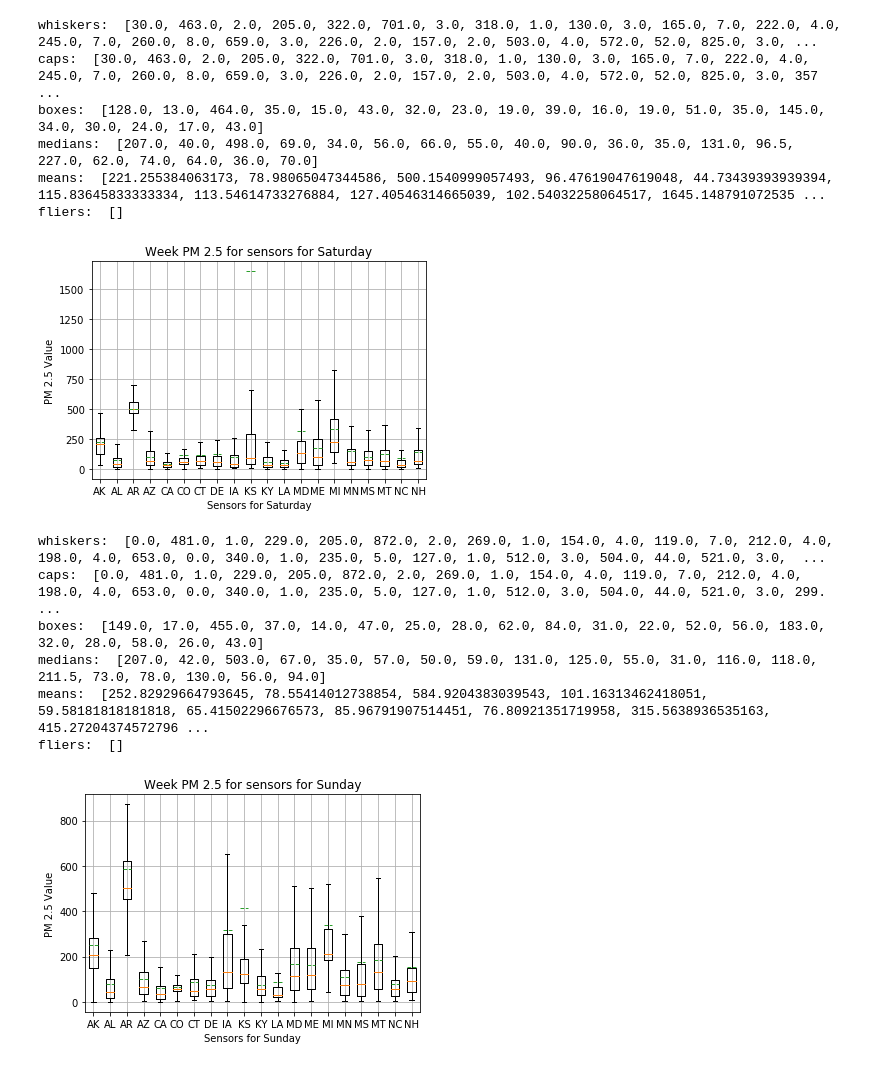
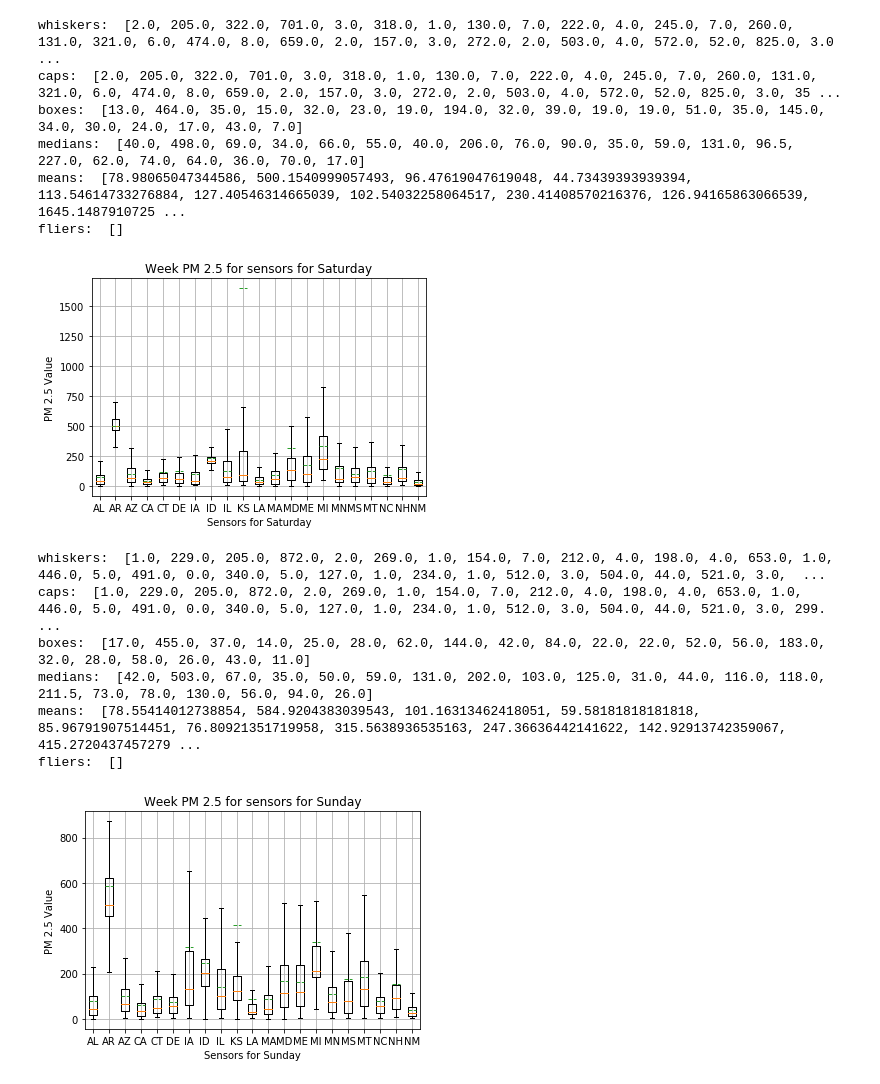
Before and after one commit to ylehilds/analyzing-mongolia-air-quality, a Jupyter notebook: day_vs_night/day_vs_night.ipynb, the cells around one changed output. Saved outputs shown, nothing was run; the diff lists cells and outputs as text; code cells hidden in the pictures.

Commit message:
got all day vs night graphs

```diff
--- a/day_vs_night/day_vs_night.ipynb
+++ b/day_vs_night/day_vs_night.ipynb
@@ -105,7 +104,7 @@ plt.grid(True)
 days = ['05', '06', '07', '08', '09', '10', '11']
 data = data[data.pm2_5 >= 0]
 data = data[data.location_name == 'Mongolia']
-hybrid_modified_gers = ['AK', 'AL', 'AR', 'AZ', 'CA', 'CO', 'CT', 'DE', 'FL', 'IA', 'KS', 'KY', 'LA', 'MD', 'ME', 'MI', 'MN', 'MS', 'MT', 'NC', 'NH']
+hybrid_modified_gers = ['AL', 'AR', 'AZ', 'CA', 'CT', 'DE', 'IA', 'ID', 'IL', 'KS', 'LA', 'MA', 'MD', 'ME', 'MI', 'MN', 'MS', 'MT', 'NC', 'NH', 'NM']
 data = data[(data.name == hybrid_modified_gers[0]) | (data.name == hybrid_modified_gers[1]) | (data.name == hybrid_modified_gers[2]) | (data.name == hybrid_modified_gers[3]) | (data.name == hybrid_modified_gers[4]) | (data.name == hybrid_modified_gers[5]) | (data.name == hybrid_modified_gers[6]) | (data.name == hybrid_modified_gers[7]) | (data.name == hybrid_modified_gers[8]) | (data.name == hybrid_modified_gers[9]) | (data.name == hybrid_modified_gers[10]) | (data.name == hybrid_modified_gers[11]) | (data.name == hybrid_modified_gers[12]) | (data.name == hybrid_modified_gers[13]) | (data.name == hybrid_modified_gers[14]) | (data.name == hybrid_modified_gers[15]) | (data.name == hybrid_modified_gers[16]) | (data.name == hybrid_modified_gers[17]) | (data.name == hybrid_modified_gers[18]) | (data.name == hybrid_modified_gers[19]) | (data.name == hybrid_modified_gers[20])]
 
 all_sensors_names = []
@@ -175,7 +174,7 @@ plt.grid(True)
 days_of_week = ['Monday', 'Tuesday', 'Wednesday', 'Thursday', 'Friday', 'Saturday', 'Sunday']
 data = data[data.pm2_5 >= 0]
 data = data[data.location_name == 'Mongolia']
-hybrid_modified_gers = ['AK', 'AL', 'AR', 'AZ', 'CA', 'CO', 'CT', 'DE', 'FL', 'IA', 'KS', 'KY', 'LA', 'MD', 'ME', 'MI', 'MN', 'MS', 'MT', 'NC', 'NH']
+hybrid_modified_gers = ['AL', 'AR', 'AZ', 'CA', 'CT', 'DE', 'IA', 'ID', 'IL', 'KS', 'LA', 'MA', 'MD', 'ME', 'MI', 'MN', 'MS', 'MT', 'NC', 'NH', 'NM']
 data = data[(data.name == hybrid_modified_gers[0]) | (data.name == hybrid_modified_gers[1]) | (data.name == hybrid_modified_gers[2]) | (data.name == hybrid_modified_gers[3]) | (data.name == hybrid_modified_gers[4]) | (data.name == hybrid_modified_gers[5]) | (data.name == hybrid_modified_gers[6]) | (data.name == hybrid_modified_gers[7]) | (data.name == hybrid_modified_gers[8]) | (data.name == hybrid_modified_gers[9]) | (data.name == hybrid_modified_gers[10]) | (data.name == hybrid_modified_gers[11]) | (data.name == hybrid_modified_gers[12]) | (data.name == hybrid_modified_gers[13]) | (data.name == hybrid_modified_gers[14]) | (data.name == hybrid_modified_gers[15]) | (data.name == hybrid_modified_gers[16]) | (data.name == hybrid_modified_gers[17]) | (data.name == hybrid_modified_gers[18]) | (data.name == hybrid_modified_gers[19]) | (data.name == hybrid_modified_gers[20])]
 
 all_sensors_names = []
@@ -280,17 +279,17 @@ fliers:  []
-whiskers:  [30.0, 463.0, 2.0, 205.0, 322.0, 701.0, 3.0, 318.0, 1.0, 130.0, 3.0, 165.0, 7.0, 222.0, 4.0, 245.0, 7.0, 260.0, 8.0, 659.0, 3.0, 226.0, 2.0, 157.0, 2.0, 503.0, 4.0, 572.0, 52.0, 825.0, 3.0, ...
-caps:  [30.0, 463.0, 2.0, 205.0, 322.0, 701.0, 3.0, 318.0, 1.0, 130.0, 3.0, 165.0, 7.0, 222.0, 4.0, 245.0, 7.0, 260.0, 8.0, 659.0, 3.0, 226.0, 2.0, 157.0, 2.0, 503.0, 4.0, 572.0, 52.0, 825.0, 3.0, 357 ...
-boxes:  [128.0, 13.0, 464.0, 35.0, 15.0, 43.0, 32.0, 23.0, 19.0, 39.0, 16.0, 19.0, 51.0, 35.0, 145.0, 34.0, 30.0, 24.0, 17.0, 43.0]
-medians:  [207.0, 40.0, 498.0, 69.0, 34.0, 56.0, 66.0, 55.0, 40.0, 90.0, 36.0, 35.0, 131.0, 96.5, 227.0, 62.0, 74.0, 64.0, 36.0, 70.0]
-means:  [221.255384063173, 78.98065047344586, 500.1540999057493, 96.47619047619048, 44.73439393939394, 115.83645833333334, 113.54614733276884, 127.40546314665039, 102.54032258064517, 1645.148791072535 ...
+whiskers:  [2.0, 205.0, 322.0, 701.0, 3.0, 318.0, 1.0, 130.0, 7.0, 222.0, 4.0, 245.0, 7.0, 260.0, 131.0, 321.0, 6.0, 474.0, 8.0, 659.0, 2.0, 157.0, 3.0, 272.0, 2.0, 503.0, 4.0, 572.0, 52.0, 825.0, 3.0 ...
+caps:  [2.0, 205.0, 322.0, 701.0, 3.0, 318.0, 1.0, 130.0, 7.0, 222.0, 4.0, 245.0, 7.0, 260.0, 131.0, 321.0, 6.0, 474.0, 8.0, 659.0, 2.0, 157.0, 3.0, 272.0, 2.0, 503.0, 4.0, 572.0, 52.0, 825.0, 3.0, 35 ...
+boxes:  [13.0, 464.0, 35.0, 15.0, 32.0, 23.0, 19.0, 194.0, 32.0, 39.0, 19.0, 19.0, 51.0, 35.0, 145.0, 34.0, 30.0, 24.0, 17.0, 43.0, 7.0]
+medians:  [40.0, 498.0, 69.0, 34.0, 66.0, 55.0, 40.0, 206.0, 76.0, 90.0, 35.0, 59.0, 131.0, 96.5, 227.0, 62.0, 74.0, 64.0, 36.0, 70.0, 17.0]
+means:  [78.98065047344586, 500.1540999057493, 96.47619047619048, 44.73439393939394, 113.54614733276884, 127.40546314665039, 102.54032258064517, 230.41408570216376, 126.94165863066539, 1645.1487910725 ...
 fliers:  []
-[figure, old version]
+[figure, new version]
-whiskers:  [0.0, 481.0, 1.0, 229.0, 205.0, 872.0, 2.0, 269.0, 1.0, 154.0, 4.0, 119.0, 7.0, 212.0, 4.0, 198.0, 4.0, 653.0, 0.0, 340.0, 1.0, 235.0, 5.0, 127.0, 1.0, 512.0, 3.0, 504.0, 44.0, 521.0, 3.0,  ...
-caps:  [0.0, 481.0, 1.0, 229.0, 205.0, 872.0, 2.0, 269.0, 1.0, 154.0, 4.0, 119.0, 7.0, 212.0, 4.0, 198.0, 4.0, 653.0, 0.0, 340.0, 1.0, 235.0, 5.0, 127.0, 1.0, 512.0, 3.0, 504.0, 44.0, 521.0, 3.0, 299. ...
-boxes:  [149.0, 17.0, 455.0, 37.0, 14.0, 47.0, 25.0, 28.0, 62.0, 84.0, 31.0, 22.0, 52.0, 56.0, 183.0, 32.0, 28.0, 58.0, 26.0, 43.0]
-medians:  [207.0, 42.0, 503.0, 67.0, 35.0, 57.0, 50.0, 59.0, 131.0, 125.0, 55.0, 31.0, 116.0, 118.0, 211.5, 73.0, 78.0, 130.0, 56.0, 94.0]
-means:  [252.82929664793645, 78.55414012738854, 584.9204383039543, 101.16313462418051, 59.58181818181818, 65.41502296676573, 85.96791907514451, 76.80921351719958, 315.5638936535163, 415.27204374572796 ...
+whiskers:  [1.0, 229.0, 205.0, 872.0, 2.0, 269.0, 1.0, 154.0, 7.0, 212.0, 4.0, 198.0, 4.0, 653.0, 1.0, 446.0, 5.0, 491.0, 0.0, 340.0, 5.0, 127.0, 1.0, 234.0, 1.0, 512.0, 3.0, 504.0, 44.0, 521.0, 3.0,  ...
+caps:  [1.0, 229.0, 205.0, 872.0, 2.0, 269.0, 1.0, 154.0, 7.0, 212.0, 4.0, 198.0, 4.0, 653.0, 1.0, 446.0, 5.0, 491.0, 0.0, 340.0, 5.0, 127.0, 1.0, 234.0, 1.0, 512.0, 3.0, 504.0, 44.0, 521.0, 3.0, 299. ...
+boxes:  [17.0, 455.0, 37.0, 14.0, 25.0, 28.0, 62.0, 144.0, 42.0, 84.0, 22.0, 22.0, 52.0, 56.0, 183.0, 32.0, 28.0, 58.0, 26.0, 43.0, 11.0]
+medians:  [42.0, 503.0, 67.0, 35.0, 50.0, 59.0, 131.0, 202.0, 103.0, 125.0, 31.0, 44.0, 116.0, 118.0, 211.5, 73.0, 78.0, 130.0, 56.0, 94.0, 26.0]
+means:  [78.55414012738854, 584.9204383039543, 101.16313462418051, 59.58181818181818, 85.96791907514451, 76.80921351719958, 315.5638936535163, 247.36636442141622, 142.92913742359067, 415.2720437457279 ...
 fliers:  []
-[figure, old version]
+[figure, new version]
 # %%
 # Night - This is the working boxplot for hybrid only Mongolia deployed sensors
 # https://stackoverflow.com/questions/22800079/converting-time-zone-pandas-dataframe
```
Also changed, not shown: parts of 5 cells of this notebook, 13 other files.
